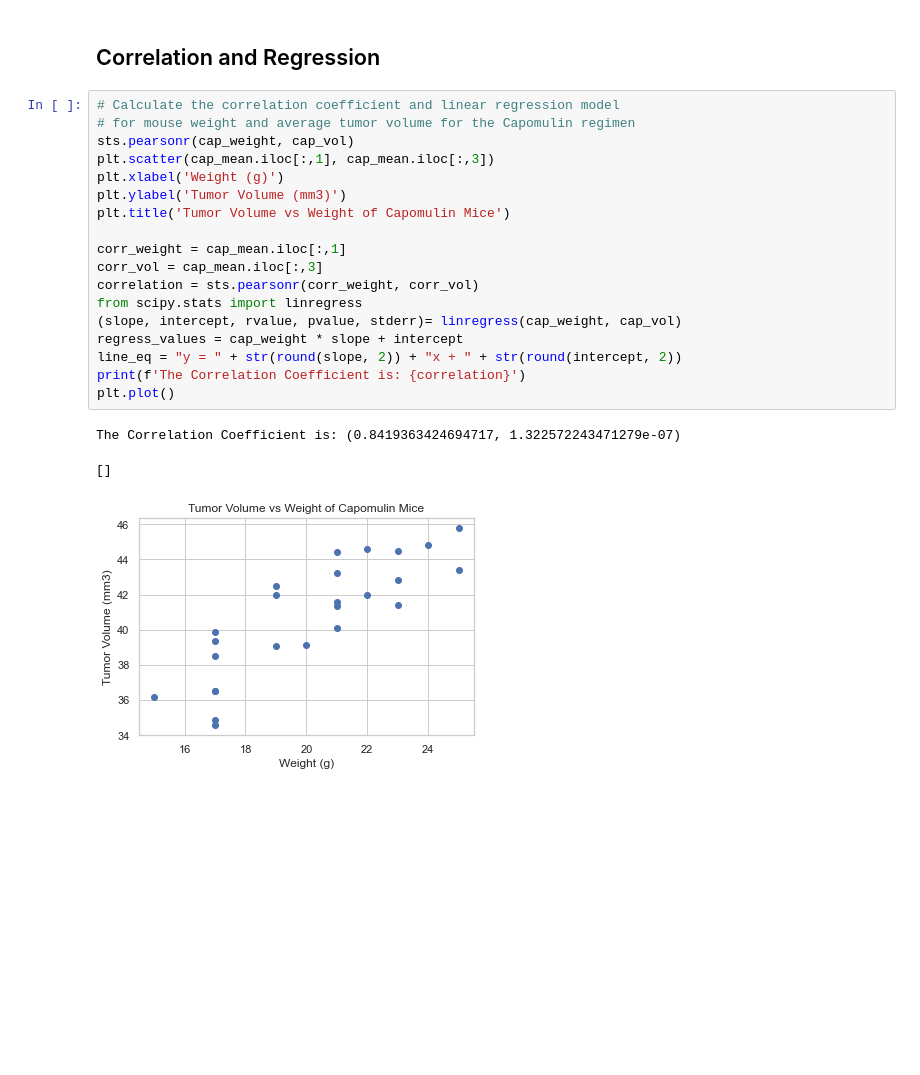
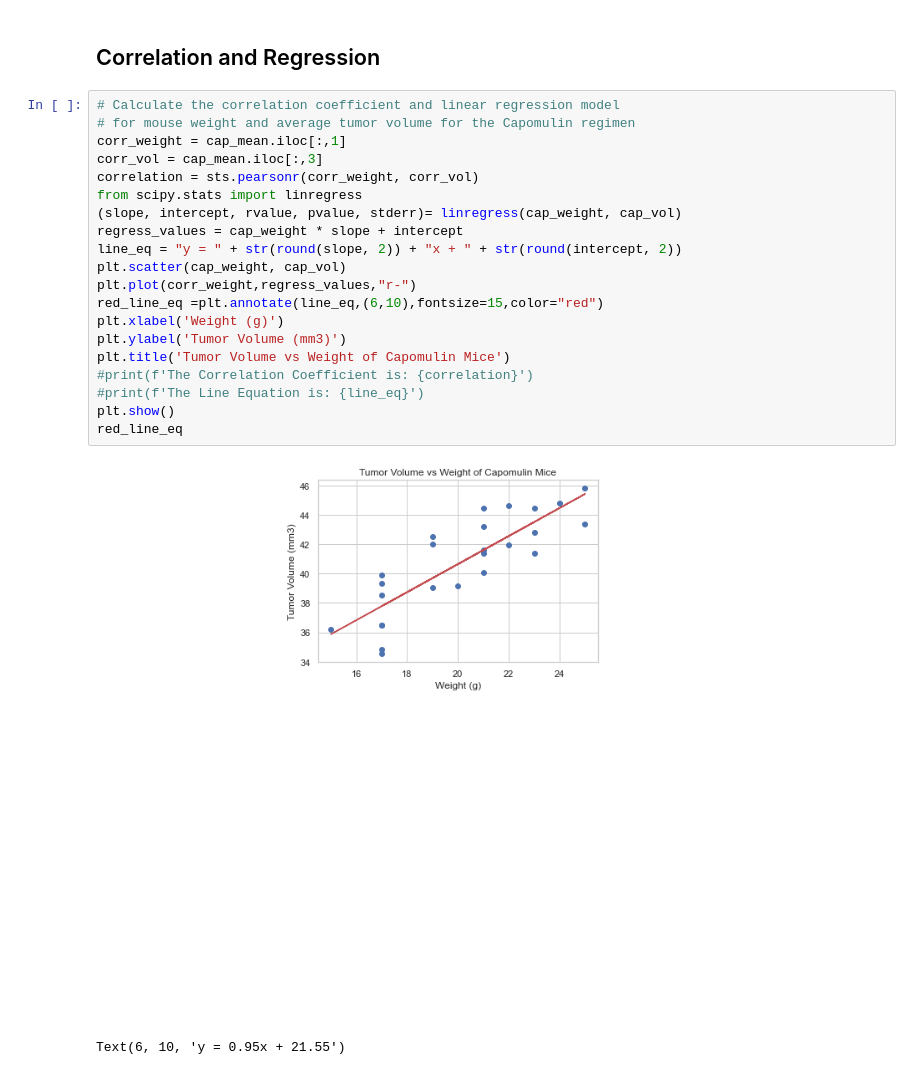
Before and after one commit to ethomps33/MatplotlibHW_ThePowerOfPlots, a Jupyter notebook: Pymaceuticals/pymaceuticals_starter.ipynb, the cells around one changed output. Drawn from its saved outputs; the diff is of its cells as text; blank space fills up the shorter version.

Commit message:
Added the line for linear regression and correlation

```diff
--- a/Pymaceuticals/pymaceuticals_starter.ipynb
+++ b/Pymaceuticals/pymaceuticals_starter.ipynb
@@ -269,22 +269,23 @@ Text(0.5, 1.0, 'Tumor Volume vs Weight of Capomulin Mice')
 # %%
 # Calculate the correlation coefficient and linear regression model
 # for mouse weight and average tumor volume for the Capomulin regimen
-sts.pearsonr(cap_weight, cap_vol)
-plt.scatter(cap_mean.iloc[:,1], cap_mean.iloc[:,3])
-plt.xlabel('Weight (g)')
-plt.ylabel('Tumor Volume (mm3)')
-plt.title('Tumor Volume vs Weight of Capomulin Mice')
-
 corr_weight = cap_mean.iloc[:,1]
 corr_vol = cap_mean.iloc[:,3]
 correlation = sts.pearsonr(corr_weight, corr_vol)
 from scipy.stats import linregress
 (slope, intercept, rvalue, pvalue, stderr)= linregress(cap_weight, cap_vol)
 regress_values = cap_weight * slope + intercept
 line_eq = "y = " + str(round(slope, 2)) + "x + " + str(round(intercept, 2))
-print(f'The Correlation Coefficient is: {correlation}')
-plt.plot()
+plt.scatter(cap_weight, cap_vol)
+plt.plot(corr_weight,regress_values,"r-")
+red_line_eq =plt.annotate(line_eq,(6,10),fontsize=15,color="red")
+plt.xlabel('Weight (g)')
+plt.ylabel('Tumor Volume (mm3)')
+plt.title('Tumor Volume vs Weight of Capomulin Mice')
+#print(f'The Correlation Coefficient is: {correlation}')
+#print(f'The Line Equation is: {line_eq}')
+plt.show()
+red_line_eq
 # %% [output]
+[figure, new version]
-The Correlation Coefficient is: (0.8419363424694717, 1.322572243471279e-07)
+Text(6, 10, 'y = 0.95x + 21.55')
-[]
-[figure, old version]
```
